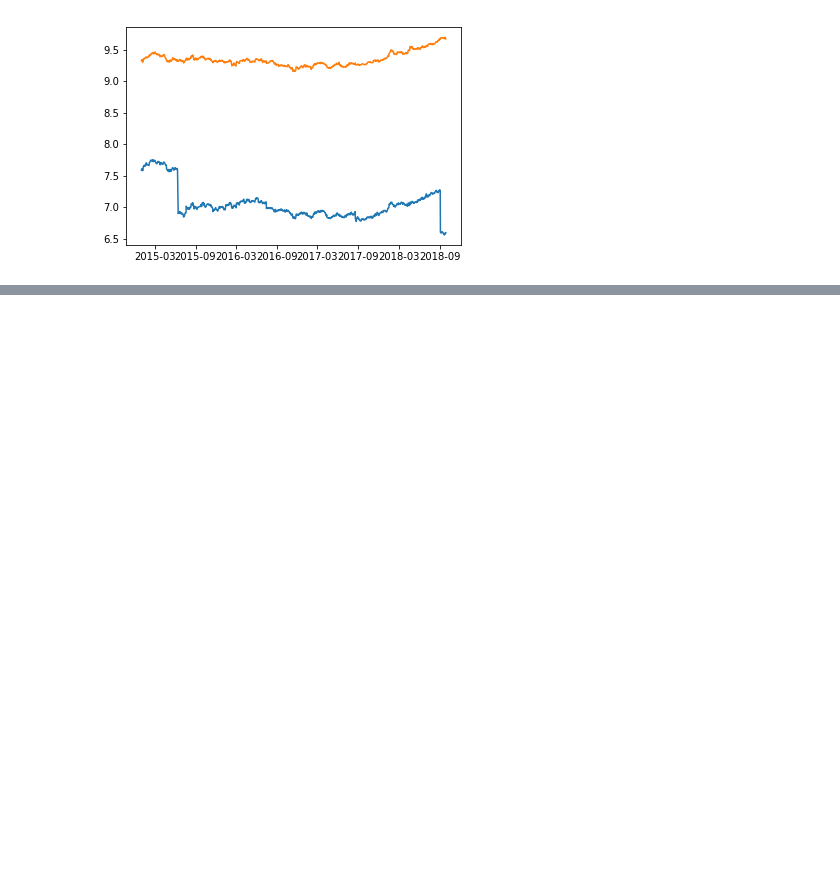
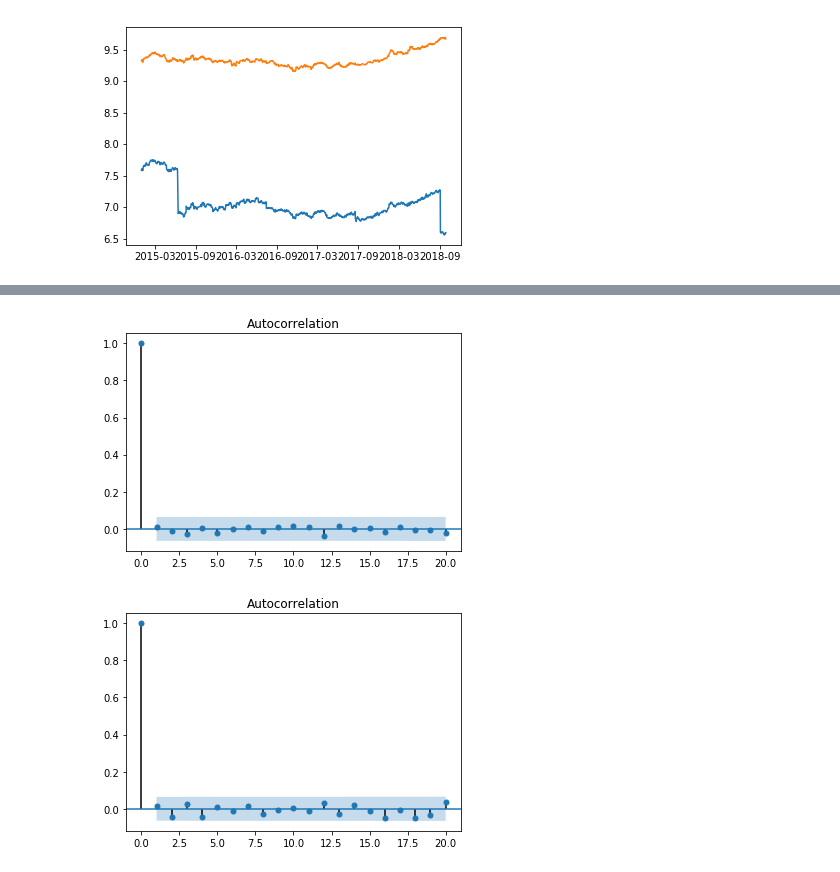
Before and after one commit to coderop2/Loan-prediction-and-analysis, a Jupyter notebook: stock_prediction.ipynb, the cells around one changed output, grey strips where cells are left out. Saved outputs shown, nothing was run; the diff lists cells and outputs as text; code cells hidden in the pictures; blank space fills up the shorter version.

```diff
--- a/stock_prediction.ipynb
+++ b/stock_prediction.ipynb
@@ -330,0 +366,8 @@ dtype: float64
+# %%
+for i in log_data:
+    shift_diff=log_data[i]-log_data[i].shift()
+    shift_diff.dropna(inplace=True)
+    plot_acf(shift_diff,lags=20)
+# %% [output]
+[figure, added]
+[figure, added]
```
Also changed, not shown: parts of 11 cells of this notebook, 1 other file.
